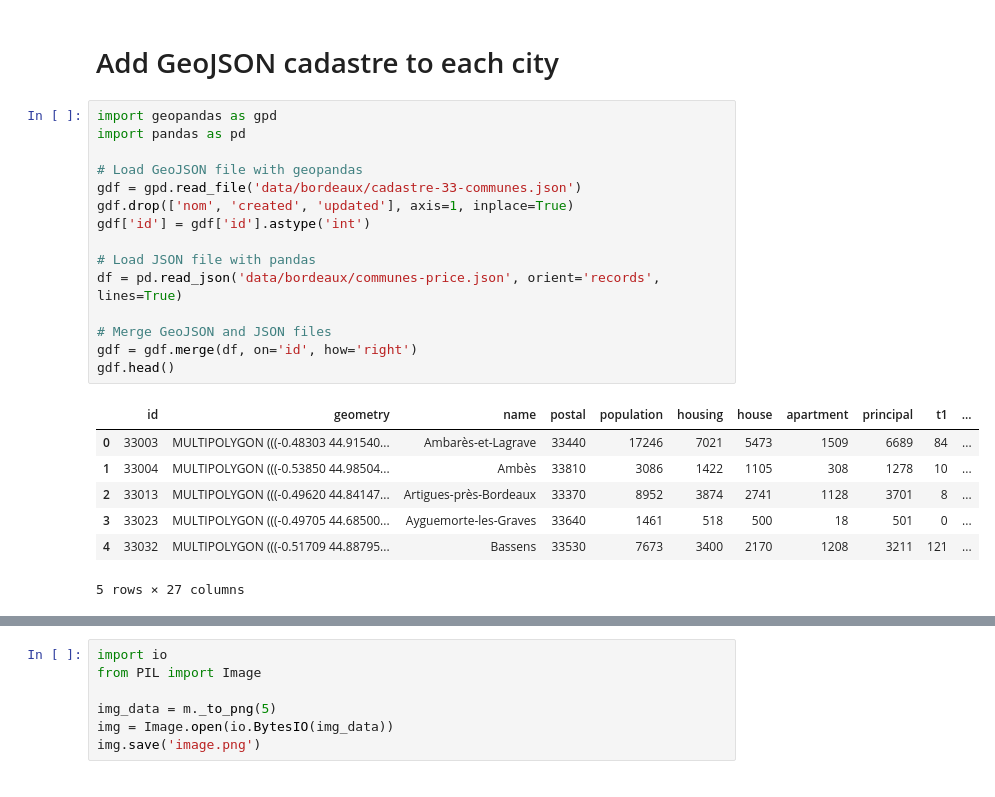
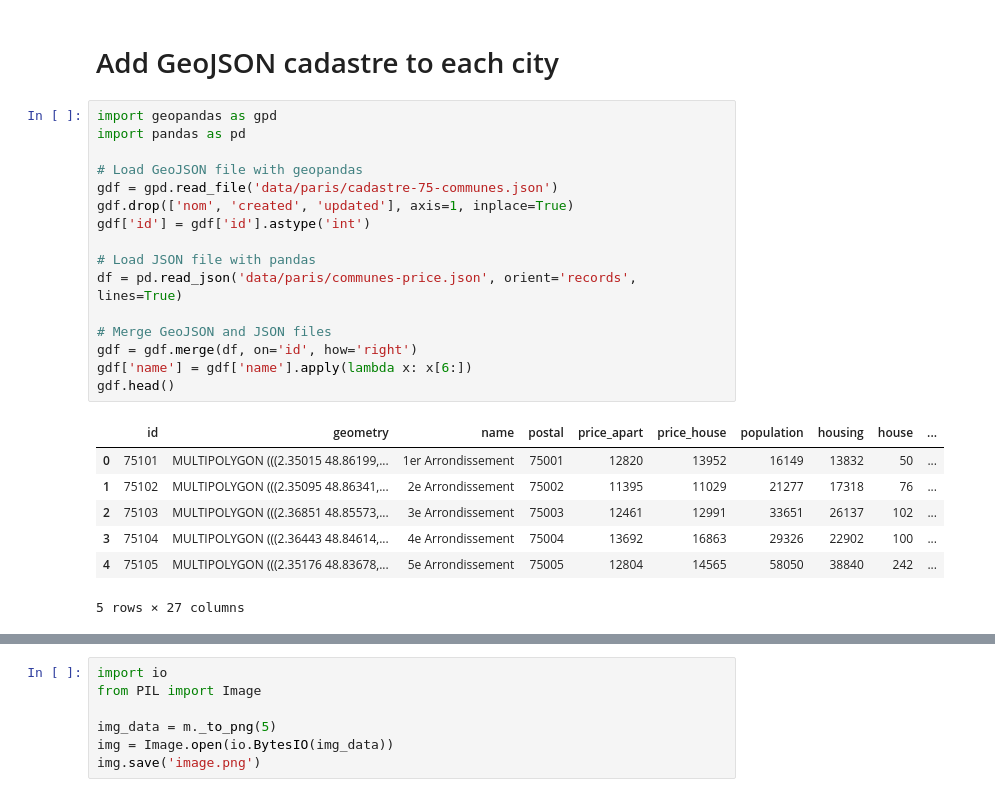
Before and after one commit to Naowak/CapitalEstates, a Jupyter notebook: paris.ipynb, the cells around one changed output, grey strips where cells are left out. Saved outputs shown, nothing was run; the diff lists cells and outputs as text.

```diff
--- a/paris.ipynb
+++ b/paris.ipynb
@@ -462,25 +405,26 @@ df
 # %%
 import geopandas as gpd
 import pandas as pd
 
 # Load GeoJSON file with geopandas
-gdf = gpd.read_file('data/bordeaux/cadastre-33-communes.json')
+gdf = gpd.read_file('data/paris/cadastre-75-communes.json')
 gdf.drop(['nom', 'created', 'updated'], axis=1, inplace=True)
 gdf['id'] = gdf['id'].astype('int')
 
 # Load JSON file with pandas
-df = pd.read_json('data/bordeaux/communes-price.json', orient='records', lines=True)
+df = pd.read_json('data/paris/communes-price.json', orient='records', lines=True)
 
 # Merge GeoJSON and JSON files
 gdf = gdf.merge(df, on='id', how='right')
+gdf['name'] = gdf['name'].apply(lambda x: x[6:])
 gdf.head()
 # %% [output]
-|  | id | geometry | name | postal | population | housing | house | apartment | principal | t1 | ... |
-| 0 | 33003 | MULTIPOLYGON (((-0.48303 44.91540... | Ambarès-et-Lagrave | 33440 | 17246 | 7021 | 5473 | 1509 | 6689 | 84 | ... |
-| 1 | 33004 | MULTIPOLYGON (((-0.53850 44.98504... | Ambès | 33810 | 3086 | 1422 | 1105 | 308 | 1278 | 10 | ... |
-| 2 | 33013 | MULTIPOLYGON (((-0.49620 44.84147... | Artigues-près-Bordeaux | 33370 | 8952 | 3874 | 2741 | 1128 | 3701 | 8 | ... |
-| 3 | 33023 | MULTIPOLYGON (((-0.49705 44.68500... | Ayguemorte-les-Graves | 33640 | 1461 | 518 | 500 | 18 | 501 | 0 | ... |
-| 4 | 33032 | MULTIPOLYGON (((-0.51709 44.88795... | Bassens | 33530 | 7673 | 3400 | 2170 | 1208 | 3211 | 121 | ... |
+|  | id | geometry | name | postal | price_apart | price_house | population | housing | house | ... |
+| 0 | 75101 | MULTIPOLYGON (((2.35015 48.86199,... | 1er Arrondissement | 75001 | 12820 | 13952 | 16149 | 13832 | 50 | ... |
+| 1 | 75102 | MULTIPOLYGON (((2.35095 48.86341,... | 2e Arrondissement | 75002 | 11395 | 11029 | 21277 | 17318 | 76 | ... |
+| 2 | 75103 | MULTIPOLYGON (((2.36851 48.85573,... | 3e Arrondissement | 75003 | 12461 | 12991 | 33651 | 26137 | 102 | ... |
+| 3 | 75104 | MULTIPOLYGON (((2.36443 48.84614,... | 4e Arrondissement | 75004 | 13692 | 16863 | 29326 | 22902 | 100 | ... |
+| 4 | 75105 | MULTIPOLYGON (((2.35176 48.83678,... | 5e Arrondissement | 75005 | 12804 | 14565 | 58050 | 38840 | 242 | ... |
 5 rows × 27 columns
 # %%
 import folium
```
Also changed, not shown: parts of 14 cells of this notebook, 7 other files.
